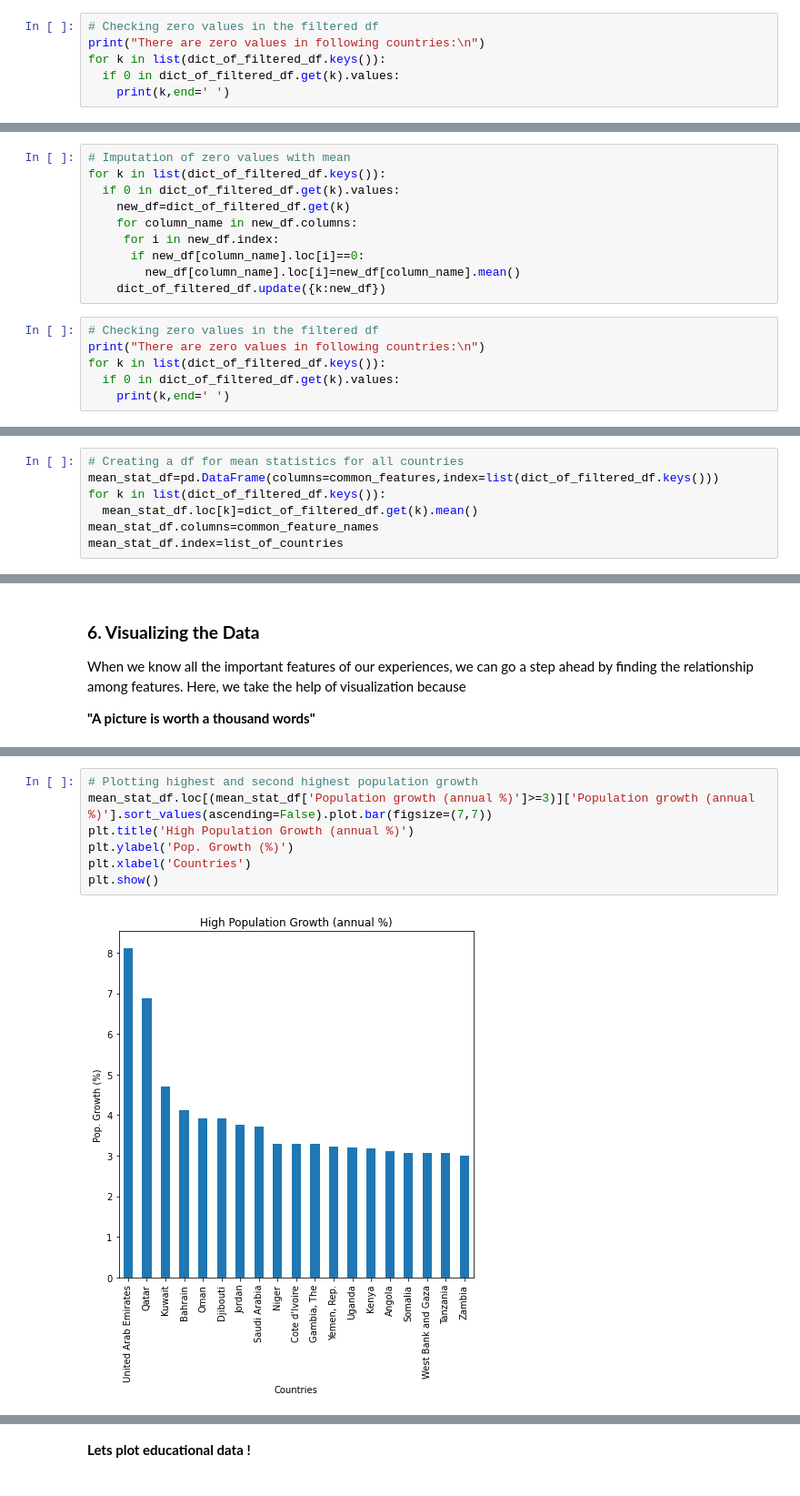
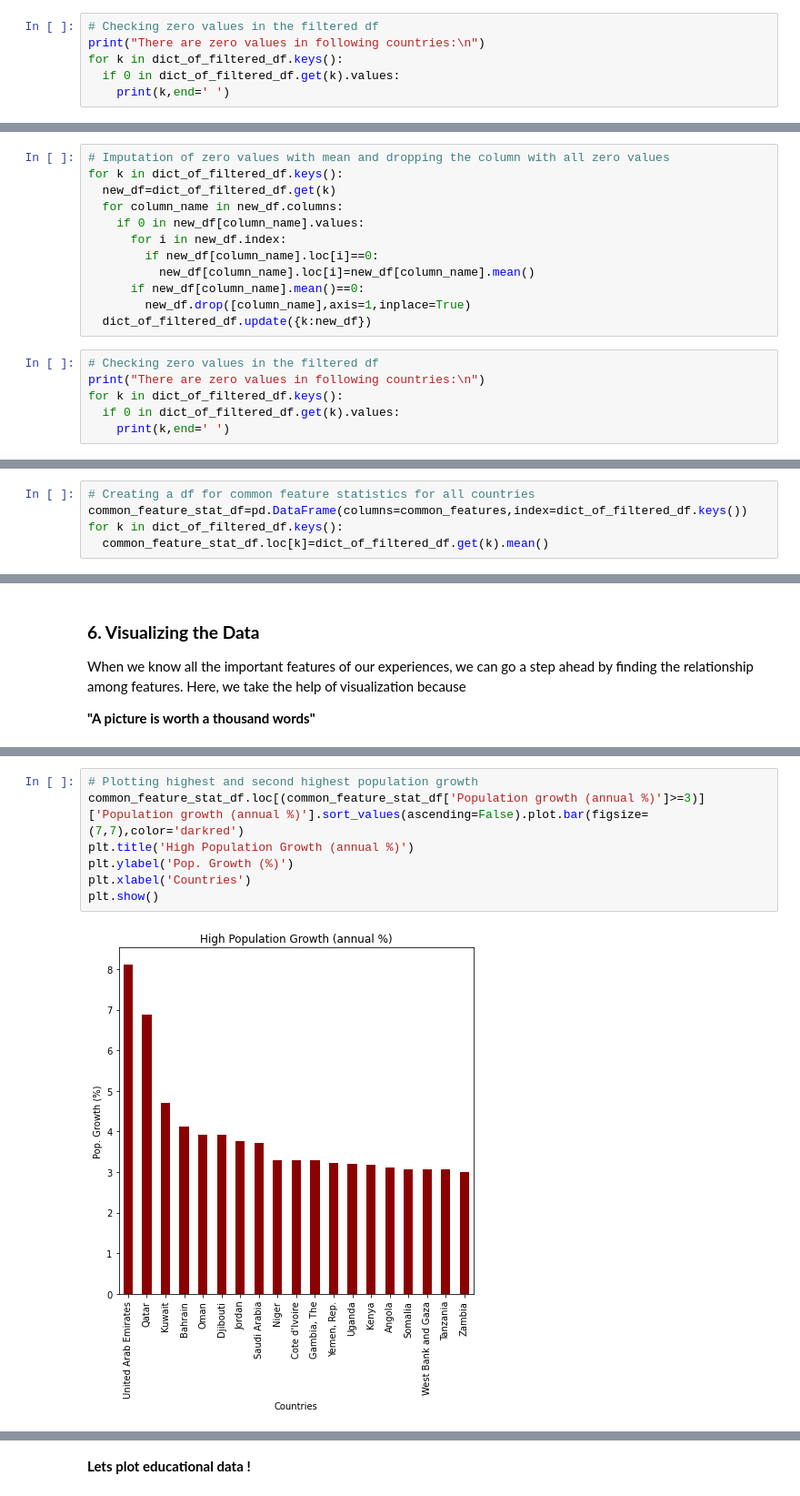
Before and after one commit to prabirdeb/World-Bank-Global-Education-Analysis, a Jupyter notebook: World_Bank_Global_Education_Analysis_Capstone_Project.ipynb, the cells around one changed output, grey strips where cells are left out. Shown at 91% size. Cells and saved outputs as stored; diff of their text form.

```diff
--- a/World_Bank_Global_Education_Analysis_Capstone_Project.ipynb
+++ b/World_Bank_Global_Education_Analysis_Capstone_Project.ipynb
@@ -360,7 +335,7 @@ common_feature_names
 # %%
 # Checking zero values in the filtered df
 print("There are zero values in following countries:\n")
-for k in list(dict_of_filtered_df.keys()):
+for k in dict_of_filtered_df.keys():
   if 0 in dict_of_filtered_df.get(k).values:
     print(k,end=' ')
 # %% [output]
@@ -370,26 +345,26 @@ HRV
 # %%
-# Imputation of zero values with mean
-for k in list(dict_of_filtered_df.keys()):
-  if 0 in dict_of_filtered_df.get(k).values:
-    new_df=dict_of_filtered_df.get(k)
-    for column_name in new_df.columns:
-     for i in new_df.index:
-      if new_df[column_name].loc[i]==0:
-        new_df[column_name].loc[i]=new_df[column_name].mean()
-    dict_of_filtered_df.update({k:new_df})
+# Imputation of zero values with mean and dropping the column with all zero values
+for k in dict_of_filtered_df.keys():
+  new_df=dict_of_filtered_df.get(k)
+  for column_name in new_df.columns:
+    if 0 in new_df[column_name].values:
+      for i in new_df.index:
+        if new_df[column_name].loc[i]==0:
+          new_df[column_name].loc[i]=new_df[column_name].mean()
+      if new_df[column_name].mean()==0:
+        new_df.drop([column_name],axis=1,inplace=True)
+  dict_of_filtered_df.update({k:new_df})
 # %%
 # Checking zero values in the filtered df
 print("There are zero values in following countries:\n")
-for k in list(dict_of_filtered_df.keys()):
+for k in dict_of_filtered_df.keys():
   if 0 in dict_of_filtered_df.get(k).values:
     print(k,end=' ')
 # %% [output]
 There are zero values in following countries:
 # %%
-# Creating a df for mean statistics for all countries
-mean_stat_df=pd.DataFrame(columns=common_features,index=list(dict_of_filtered_df.keys()))
-for k in list(dict_of_filtered_df.keys()):
-  mean_stat_df.loc[k]=dict_of_filtered_df.get(k).mean()
-mean_stat_df.columns=common_feature_names
-mean_stat_df.index=list_of_countries
+# Creating a df for common feature statistics for all countries
+common_feature_stat_df=pd.DataFrame(columns=common_features,index=dict_of_filtered_df.keys())
+for k in dict_of_filtered_df.keys():
+  common_feature_stat_df.loc[k]=dict_of_filtered_df.get(k).mean()
 # %%
@@ -618,9 +607,9 @@ plt.show()
 # %%
 # Plotting highest and second highest population growth
-mean_stat_df.loc[(mean_stat_df['Population growth (annual %)']>=3)]['Population growth (annual %)'].sort_values(ascending=False).plot.bar(figsize=(7,7))
+common_feature_stat_df.loc[(common_feature_stat_df['Population growth (annual %)']>=3)]['Population growth (annual %)'].sort_values(ascending=False).plot.bar(figsize=(7,7),color='darkred')
 plt.title('High Population Growth (annual %)')
 plt.ylabel('Pop. Growth (%)')
 plt.xlabel('Countries')
 plt.show()
 # %% [output]
-[figure, old version]
+[figure, new version]
```
Also changed, not shown: parts of 89 cells of this notebook.
